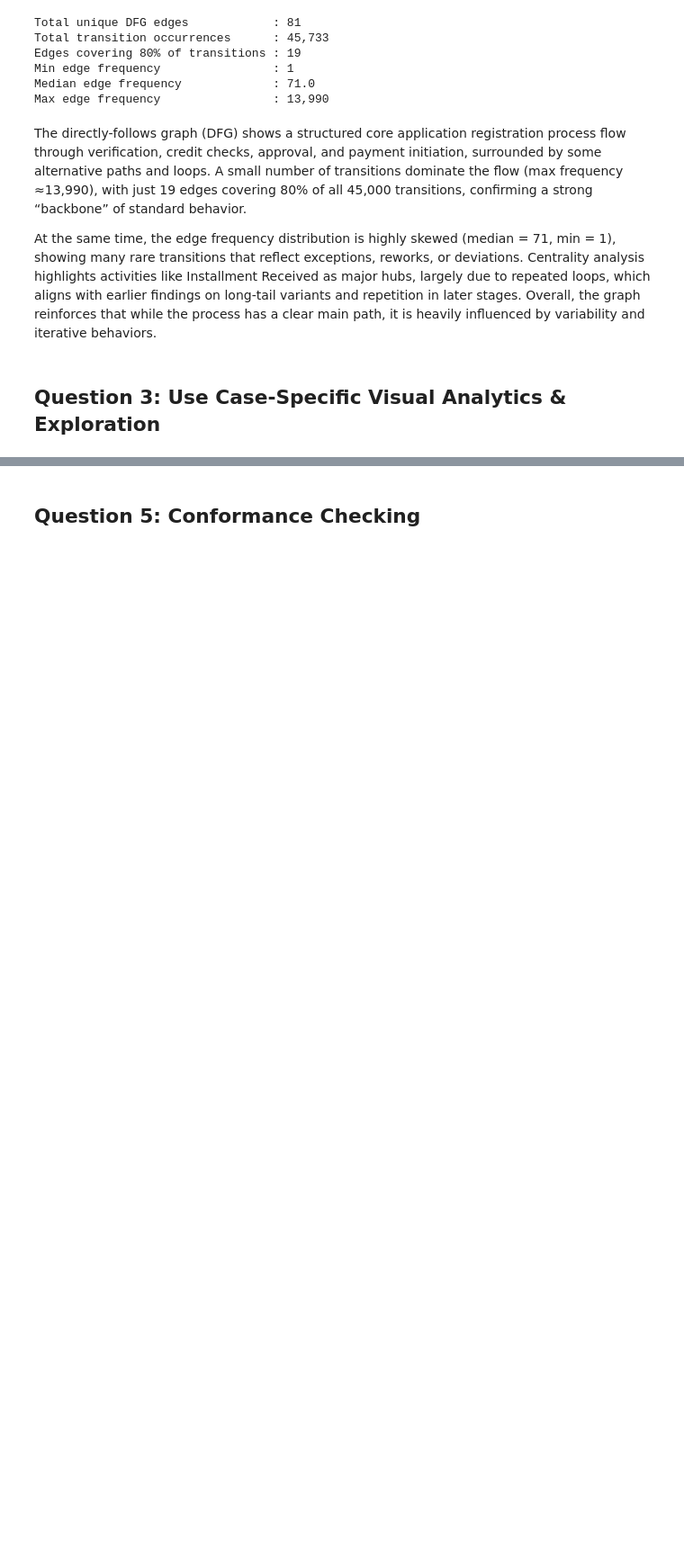
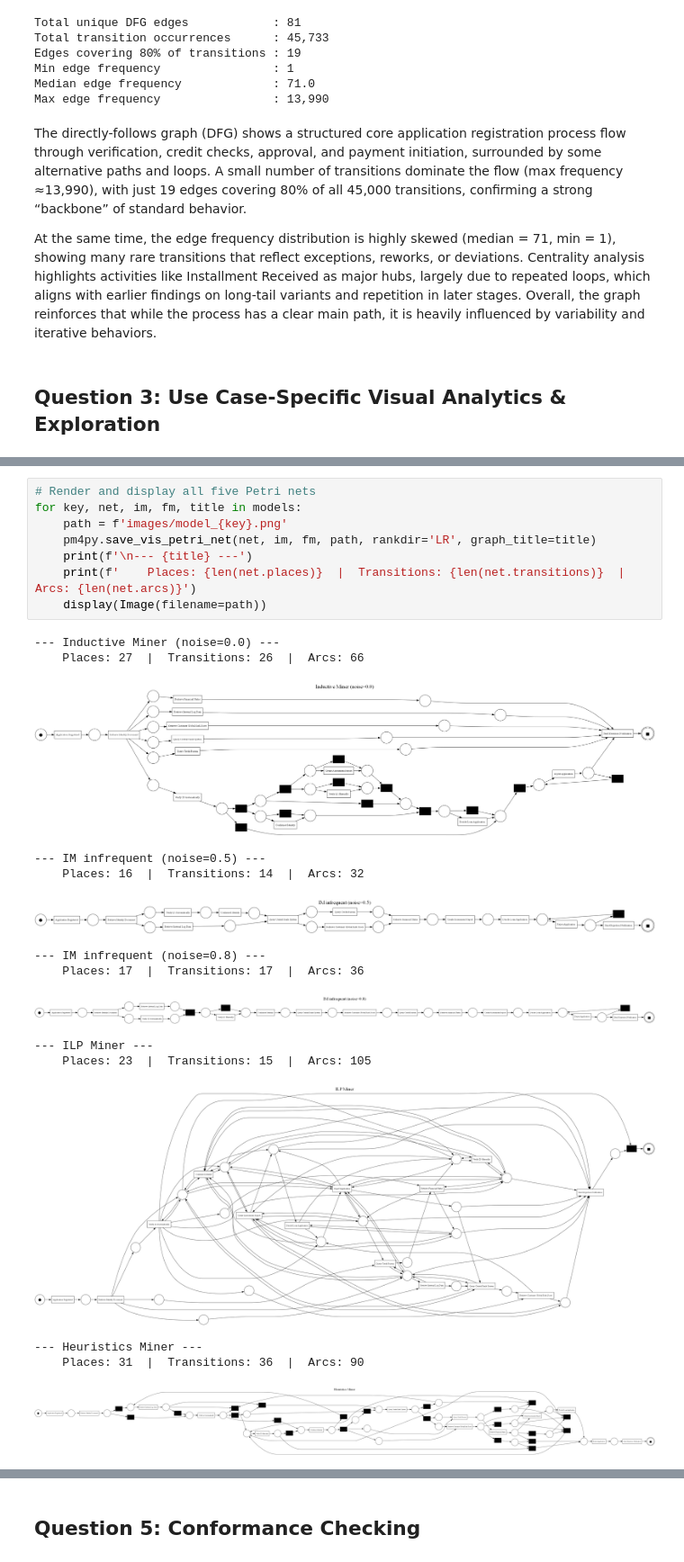
Before and after one commit to y2knz/apwmgroup1, a Jupyter notebook: group_1_notebook.ipynb, the cells around one changed output, grey strips where cells are left out. Shown at 90% size. Cells and saved outputs as stored; diff of their text form; blank space fills up the shorter version.

```diff
--- a/group_1_notebook.ipynb
+++ b/group_1_notebook.ipynb
@@ -780,0 +857,24 @@ At the same time, the edge frequency distribution is highly skewed (median = 71,
+# %%
+# Render and display all five Petri nets
+for key, net, im, fm, title in models:
+    path = f'images/model_{key}.png'
+    pm4py.save_vis_petri_net(net, im, fm, path, rankdir='LR', graph_title=title)
+    print(f'\n--- {title} ---')
+    print(f'    Places: {len(net.places)}  |  Transitions: {len(net.transitions)}  |  Arcs: {len(net.arcs)}')
+    display(Image(filename=path))
+# %% [output]
+--- Inductive Miner (noise=0.0) ---
+    Places: 27  |  Transitions: 26  |  Arcs: 66
+[figure, added]
+--- IM infrequent (noise=0.5) ---
+    Places: 16  |  Transitions: 14  |  Arcs: 32
+[figure, added]
+--- IM infrequent (noise=0.8) ---
+    Places: 17  |  Transitions: 17  |  Arcs: 36
+[figure, added]
+--- ILP Miner ---
+    Places: 23  |  Transitions: 15  |  Arcs: 105
+[figure, added]
+--- Heuristics Miner ---
+    Places: 31  |  Transitions: 36  |  Arcs: 90
+[figure, added]
```
Also changed, not shown: parts of 40 cells of this notebook, 8 other files.
